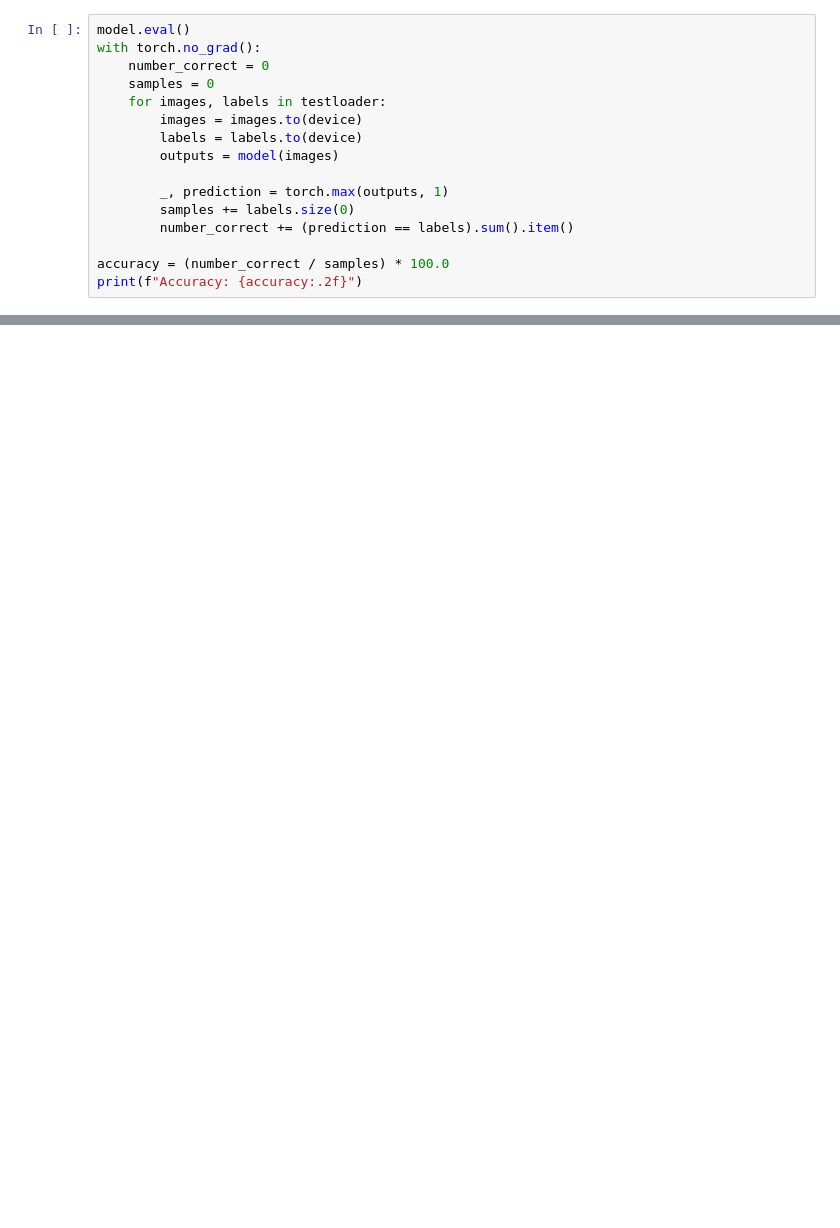
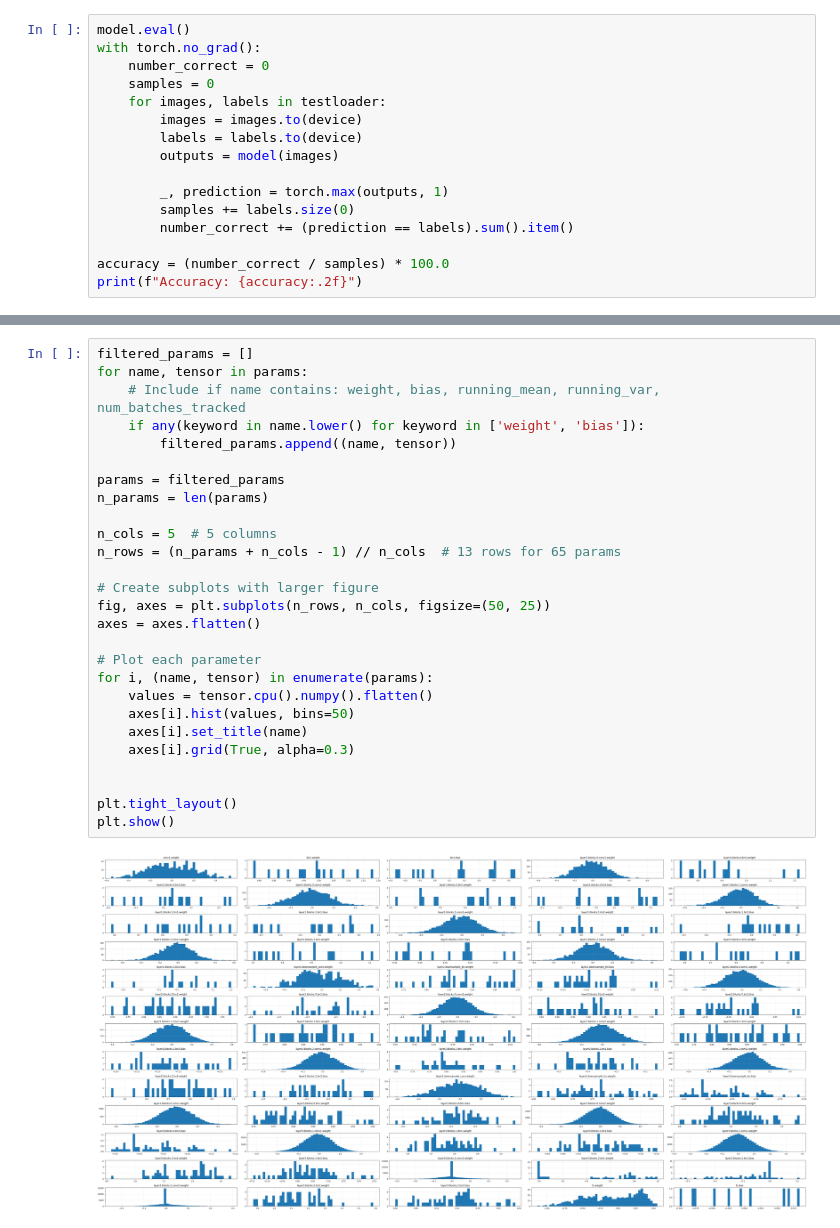
Before and after one commit to ckeegan12/Resnet20, a Jupyter notebook: lib/CNN/main.ipynb, the cells around one changed output, grey strips where cells are left out. Drawn from its saved outputs; the diff is of its cells as text; blank space fills up the shorter version.

```diff
--- a/lib/CNN/main.ipynb
+++ b/lib/CNN/main.ipynb
@@ -112,3 +118,32 @@ plt.show()
+# %%
+filtered_params = []
+for name, tensor in params:
+    # Include if name contains: weight, bias, running_mean, running_var, num_batches_tracked
+    if any(keyword in name.lower() for keyword in ['weight', 'bias']):
+        filtered_params.append((name, tensor))
+
+params = filtered_params
+n_params = len(params)
+
+n_cols = 5  # 5 columns
+n_rows = (n_params + n_cols - 1) // n_cols  # 13 rows for 65 params
+
+# Create subplots with larger figure
+fig, axes = plt.subplots(n_rows, n_cols, figsize=(50, 25))
+axes = axes.flatten()
+
+# Plot each parameter
+for i, (name, tensor) in enumerate(params):
+    values = tensor.cpu().numpy().flatten()
+    axes[i].hist(values, bins=50)
+    axes[i].set_title(name)
+    axes[i].grid(True, alpha=0.3)
+
+
+plt.tight_layout()
+plt.show()
+# %% [output]
+[figure, added]
 # %%
 # Quantization of weight tensors
 tensor_array = []
```
Also changed, not shown: parts of 7 cells of this notebook, 2 other files.
